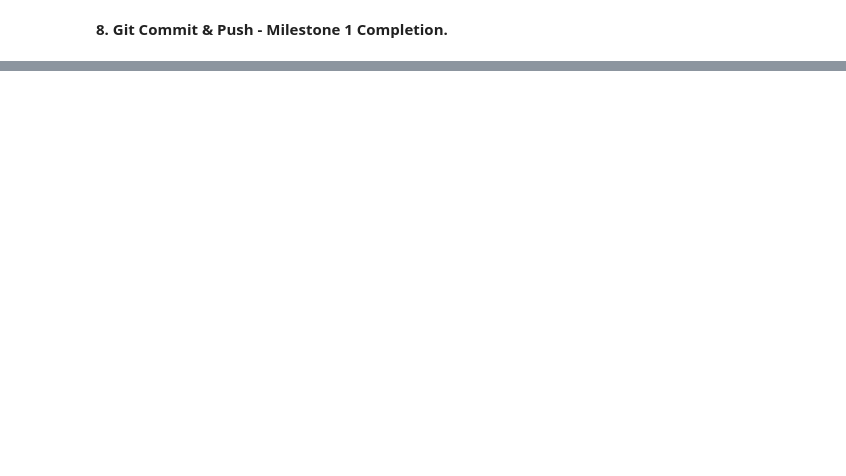
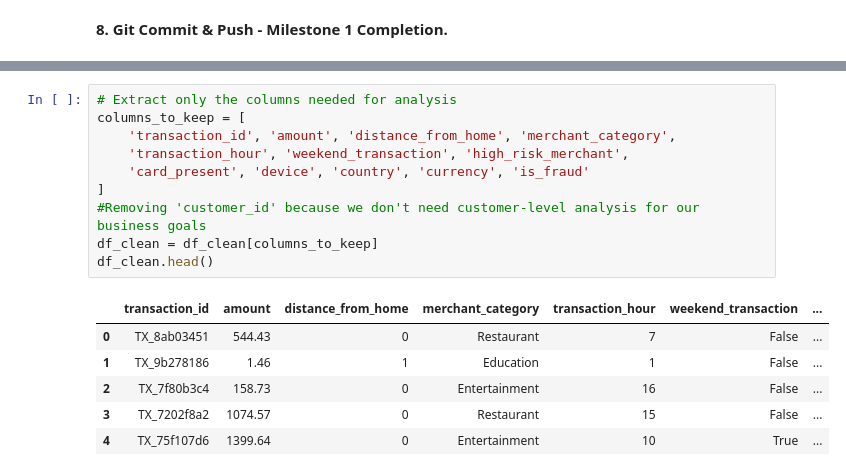
Before and after one commit to arphaxad1985/Fraud_analysis, a Jupyter notebook: notebooks/Project Management Assignment.ipynb, the cells around one changed output, grey strips where cells are left out. Cells and saved outputs as stored; diff of their text form; blank space fills up the shorter version.

```diff
--- a/notebooks/Project Management Assignment.ipynb
+++ b/notebooks/Project Management Assignment.ipynb
@@ -285,0 +420,17 @@ To https://github.com/arphaxad1985/Fraud_analysis.git
+# %%
+# Extract only the columns needed for analysis
+columns_to_keep = [
+    'transaction_id', 'amount', 'distance_from_home', 'merchant_category',
+    'transaction_hour', 'weekend_transaction', 'high_risk_merchant',
+    'card_present', 'device', 'country', 'currency', 'is_fraud'
+]
+#Removing 'customer_id' because we don't need customer-level analysis for our business goals
+df_clean = df_clean[columns_to_keep]
+df_clean.head()
+# %% [output]
+|  | transaction_id | amount | distance_from_home | merchant_category | transaction_hour | weekend_transaction | ... |
+| 0 | TX_8ab03451 | 544.43 | 0 | Restaurant | 7 | False | ... |
+| 1 | TX_9b278186 | 1.46 | 1 | Education | 1 | False | ... |
+| 2 | TX_7f80b3c4 | 158.73 | 0 | Entertainment | 16 | False | ... |
+| 3 | TX_7202f8a2 | 1074.57 | 0 | Restaurant | 15 | False | ... |
+| 4 | TX_75f107d6 | 1399.64 | 0 | Entertainment | 10 | True | ... |
```
Also changed, not shown: parts of 23 cells of this notebook, 2 other files.
